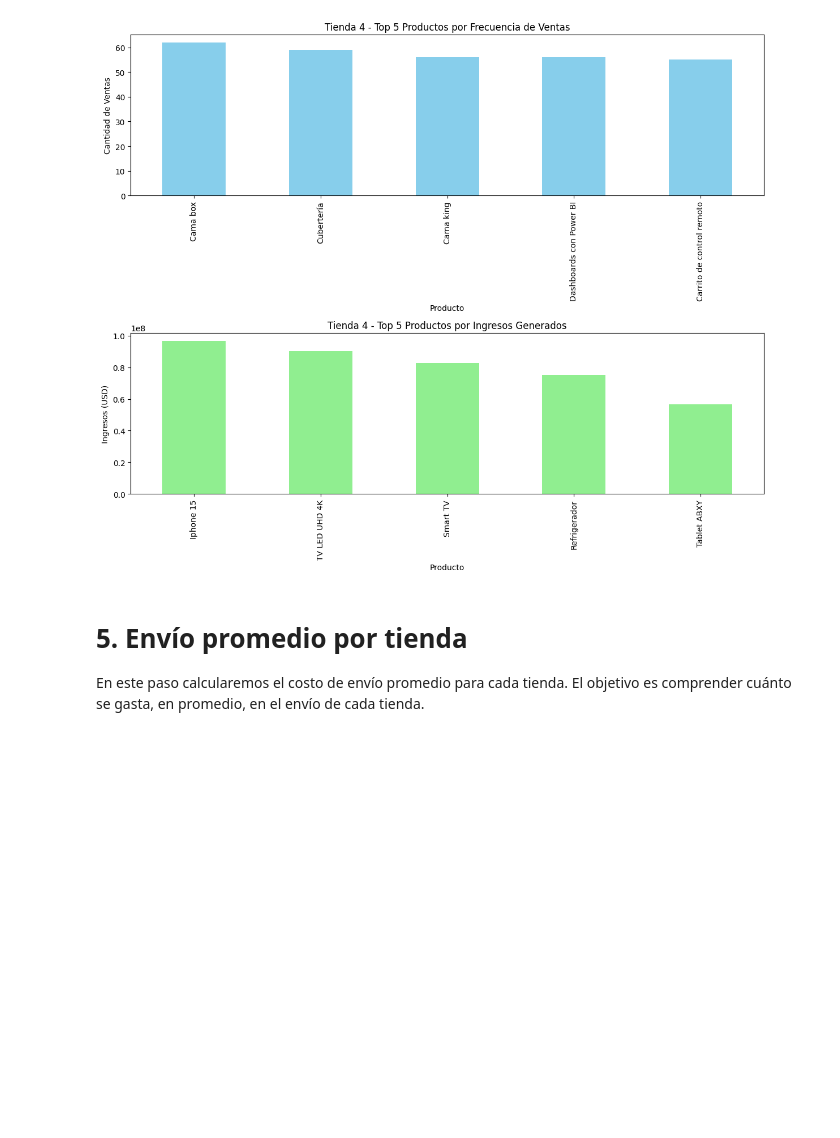
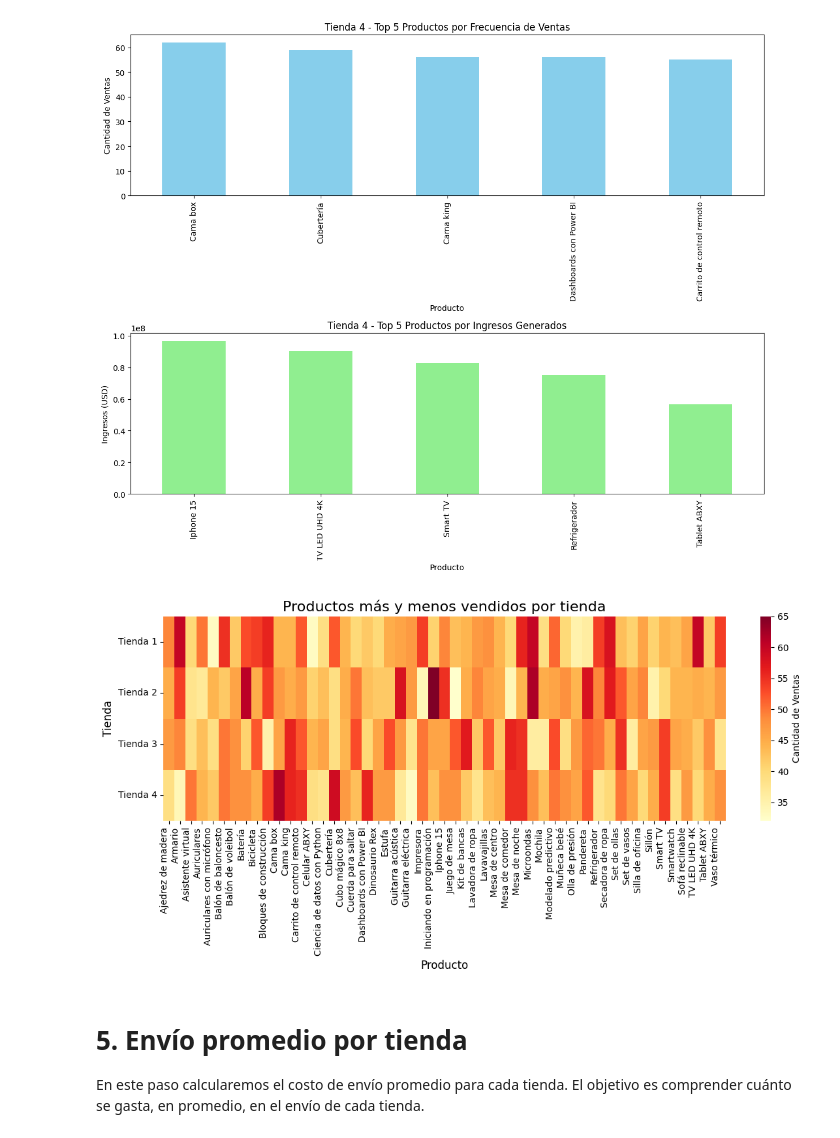
Before and after one commit to PakoAraya/alura-store, a Jupyter notebook: AluraStoreLatam.ipynb, the cells around one changed output. Cells and saved outputs as stored; diff of their text form; code cells hidden in the pictures; blank space fills up the shorter version.

Commit message:
Se confecciona el informe final con la recomendacion al cliente en base a la data

```diff
--- a/AluraStoreLatam.ipynb
+++ b/AluraStoreLatam.ipynb
@@ -864,6 +864,52 @@ Top 5 por ingresos generados:
 0    Ajedrez de madera      1,075,500.00
 42        Set de vasos      1,471,800.00
 [figure]
+# %%
+# Gráfico para categorizar todos los productos y tiendas al mismo tiempo.
+import seaborn as sns
+import matplotlib.pyplot as plt
+import pandas as pd
+
+# Función para preparar los datos para el heatmap
+def preparar_datos_heatmap(tienda, num_tienda):
+    ventas_por_producto = tienda.groupby('Producto')['Precio'].count().sort_values(ascending=False)
+    productos = ventas_por_producto.index.tolist()
+    ventas = ventas_por_producto.values.tolist()
+
+    datos_heatmap = {'Producto': productos, 'Ventas': ventas}
+    df_heatmap = pd.DataFrame(datos_heatmap)
+    df_heatmap['Tienda'] = f'Tienda {num_tienda}'
+    return df_heatmap
+
+# Preparar los datos para cada tienda
+df_heatmap_tienda1 = preparar_datos_heatmap(tienda1, 1)
+df_heatmap_tienda2 = preparar_datos_heatmap(tienda2, 2)
+df_heatmap_tienda3 = preparar_datos_heatmap(tienda3, 3)
+df_heatmap_tienda4 = preparar_datos_heatmap(tienda4, 4)
+
+# Combinar los datos de las cuatro tiendas
+df_heatmap_combinado = pd.concat([df_heatmap_tienda1, df_heatmap_tienda2, df_heatmap_tienda3, df_heatmap_tienda4])
+
+# Crear la tabla dinámica para el heatmap
+heatmap_data = df_heatmap_combinado.pivot_table(index='Tienda', columns='Producto', values='Ventas', aggfunc='sum')
+
+# Crear el heatmap con escala corregida
+plt.figure(figsize=(12, 6))
+sns.heatmap(
+    heatmap_data,
+    annot=False,
+    cmap='YlOrRd',  # Escala original Yellow-Orange-Red
+    cbar_kws={'label': 'Cantidad de Ventas'}
+)
+plt.title('Productos más y menos vendidos por tienda', fontsize=16)
+plt.xlabel('Producto', fontsize=12)
+plt.ylabel('Tienda', fontsize=12)
+plt.xticks(rotation=90, ha='right')
+plt.yticks(rotation=0)
+plt.tight_layout()
+plt.show()
+# %% [output]
+[figure, added]
 # %% [markdown]
 # 5. Envío promedio por tienda
 En este paso calcularemos el costo de envío promedio para cada tienda. El objetivo es comprender cuánto se gasta, en promedio, en el envío de cada tienda.
```
Also changed, not shown: parts of 23 cells of this notebook, 6 other files.
